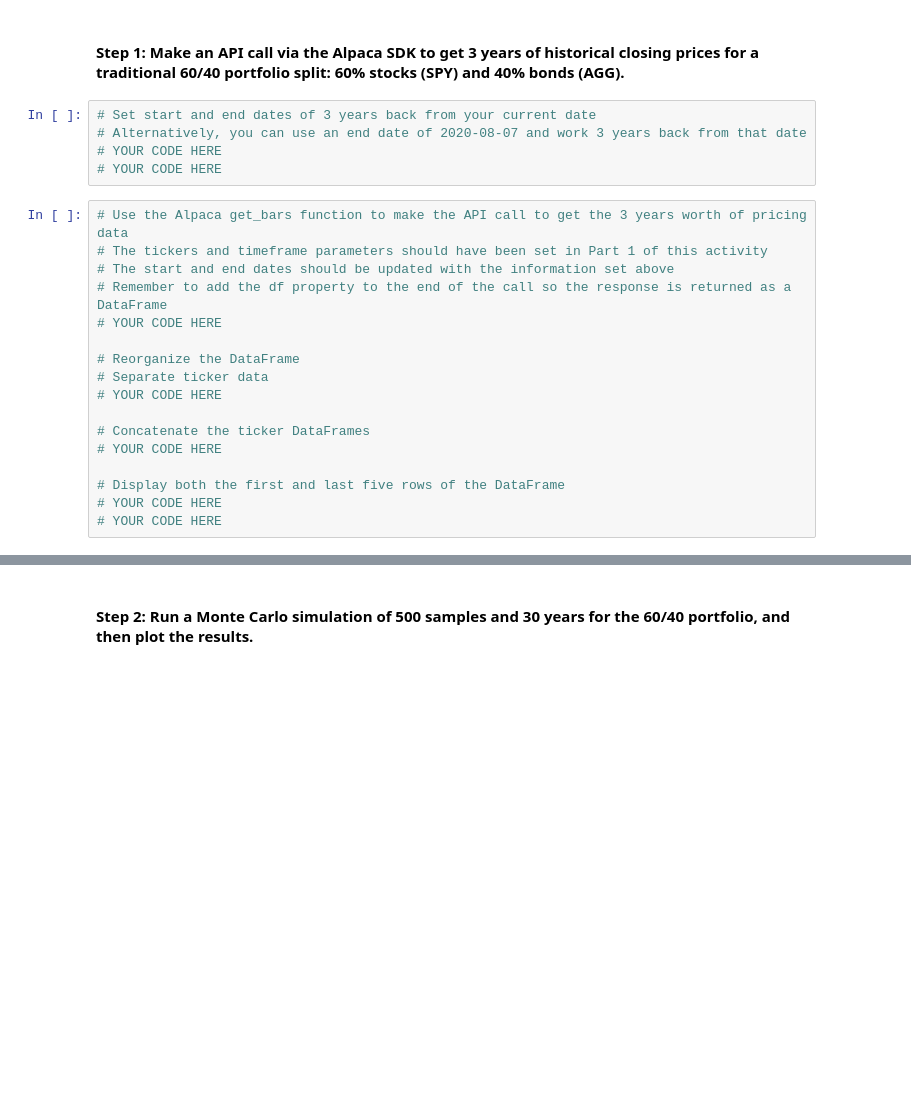
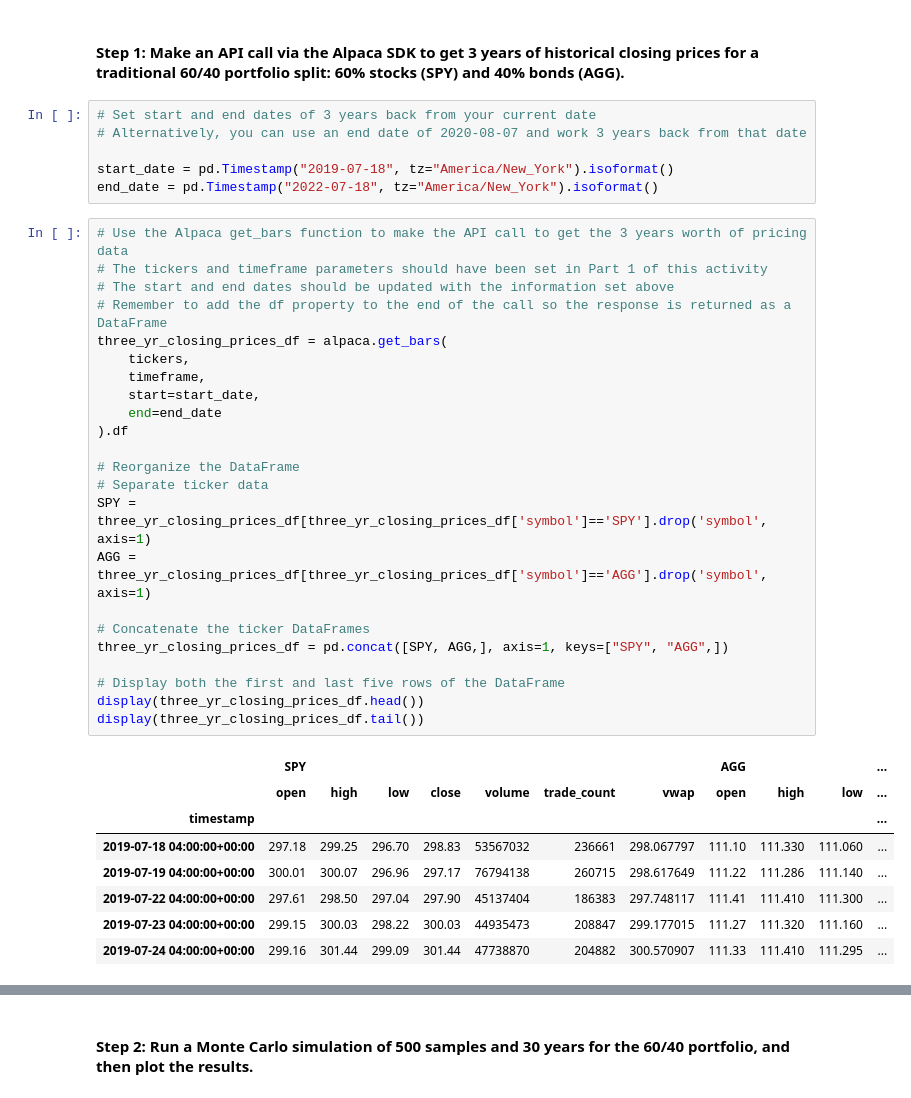
Before and after one commit to zvahidy/Financial-Planning, a Jupyter notebook: financial_planning_tools.ipynb, the cells around one changed output, grey strips where cells are left out. Saved outputs shown, nothing was run; the diff lists cells and outputs as text; blank space fills up the shorter version.

```diff
--- a/financial_planning_tools.ipynb
+++ b/financial_planning_tools.ipynb
@@ -431,22 +431,38 @@ In this section, you’ll use the MCForecastTools library to create a Monte Carl
 # %%
 # Set start and end dates of 3 years back from your current date
 # Alternatively, you can use an end date of 2020-08-07 and work 3 years back from that date
-# YOUR CODE HERE
-# YOUR CODE HERE
+
+start_date = pd.Timestamp("2019-07-18", tz="America/New_York").isoformat()
+end_date = pd.Timestamp("2022-07-18", tz="America/New_York").isoformat()
 # %%
 # Use the Alpaca get_bars function to make the API call to get the 3 years worth of pricing data
 # The tickers and timeframe parameters should have been set in Part 1 of this activity
 # The start and end dates should be updated with the information set above
 # Remember to add the df property to the end of the call so the response is returned as a DataFrame
-# YOUR CODE HERE
+three_yr_closing_prices_df = alpaca.get_bars(
+    tickers,
+    timeframe,
+    start=start_date,
+    end=end_date
+).df
 
 # Reorganize the DataFrame
 # Separate ticker data
-# YOUR CODE HERE
+SPY = three_yr_closing_prices_df[three_yr_closing_prices_df['symbol']=='SPY'].drop('symbol', axis=1)
+AGG = three_yr_closing_prices_df[three_yr_closing_prices_df['symbol']=='AGG'].drop('symbol', axis=1)
 
 # Concatenate the ticker DataFrames
-# YOUR CODE HERE
+three_yr_closing_prices_df = pd.concat([SPY, AGG,], axis=1, keys=["SPY", "AGG",])
 
 # Display both the first and last five rows of the DataFrame
-# YOUR CODE HERE
-# YOUR CODE HERE
+display(three_yr_closing_prices_df.head())
+display(three_yr_closing_prices_df.tail())
+# %% [output]
+|  | SPY |  |  |  |  |  |  | AGG |  |  | ... |
+|  | open | high | low | close | volume | trade_count | vwap | open | high | low | ... |
+| timestamp |  |  |  |  |  |  |  |  |  |  | ... |
+| 2019-07-18 04:00:00+00:00 | 297.18 | 299.25 | 296.70 | 298.83 | 53567032 | 236661 | 298.067797 | 111.10 | 111.330 | 111.060 | ... |
+| 2019-07-19 04:00:00+00:00 | 300.01 | 300.07 | 296.96 | 297.17 | 76794138 | 260715 | 298.617649 | 111.22 | 111.286 | 111.140 | ... |
+| 2019-07-22 04:00:00+00:00 | 297.61 | 298.50 | 297.04 | 297.90 | 45137404 | 186383 | 297.748117 | 111.41 | 111.410 | 111.300 | ... |
+| 2019-07-23 04:00:00+00:00 | 299.15 | 300.03 | 298.22 | 300.03 | 44935473 | 208847 | 299.177015 | 111.27 | 111.320 | 111.160 | ... |
+| 2019-07-24 04:00:00+00:00 | 299.16 | 301.44 | 299.09 | 301.44 | 47738870 | 204882 | 300.570907 | 111.33 | 111.410 | 111.295 | ... |
```
Also changed, not shown: parts of 8 cells of this notebook.
